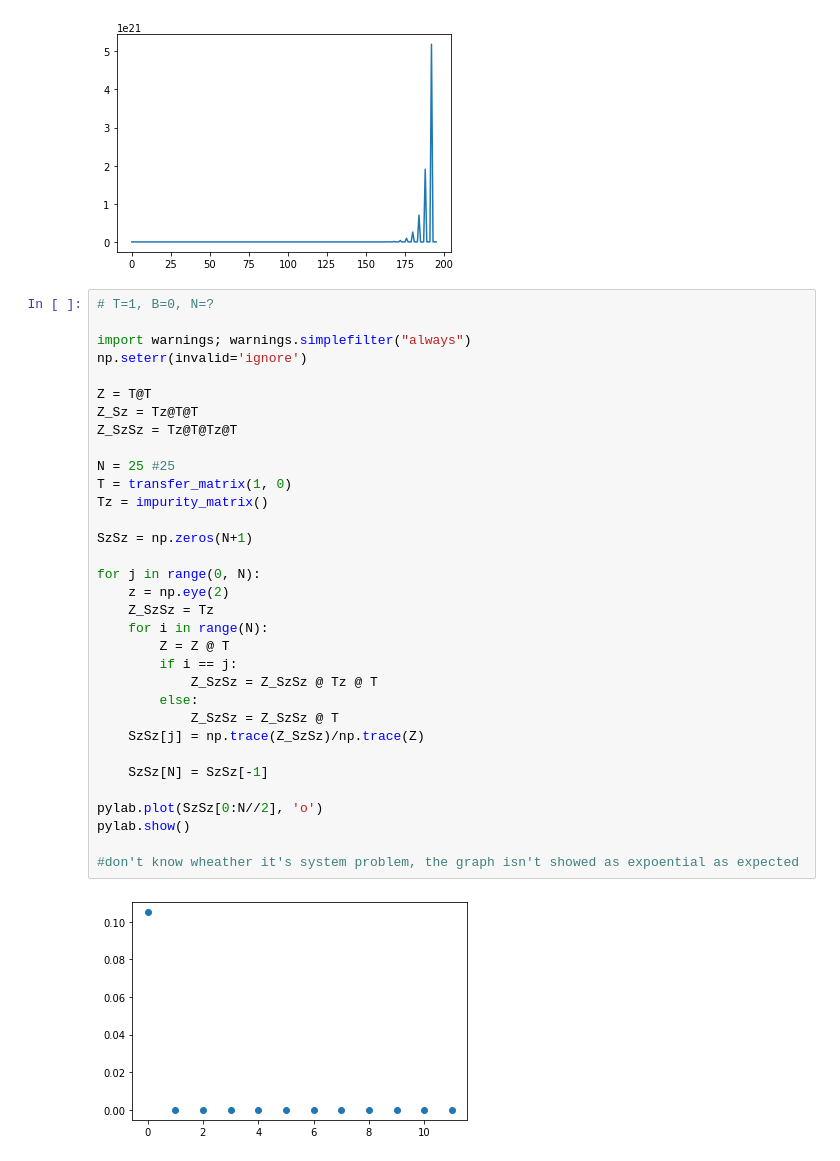
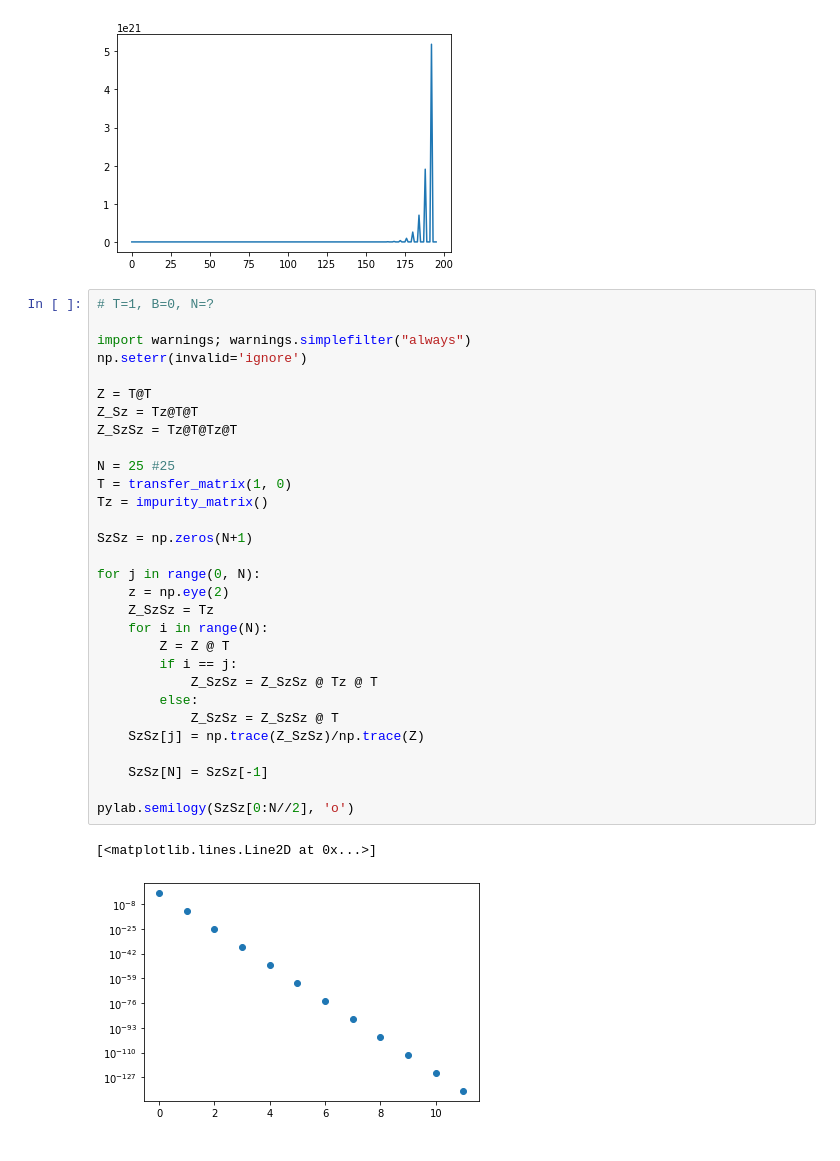
Before and after one commit to NTHU-Phys-Qubit/hw2-Bladerunner-constant-k, a Jupyter notebook: Problem-1.ipynb, the cells around one changed output. Drawn from its saved outputs; the diff is of its cells as text.

```diff
--- a/Problem-1.ipynb
+++ b/Problem-1.ipynb
@@ -113,38 +113,36 @@ pylab.show()
 # %%
 # T=1, B=0, N=?
 
 import warnings; warnings.simplefilter("always")
 np.seterr(invalid='ignore')
 
 Z = T@T
 Z_Sz = Tz@T@T
 Z_SzSz = Tz@T@Tz@T
 
 N = 25 #25
 T = transfer_matrix(1, 0)
 Tz = impurity_matrix()
 
 SzSz = np.zeros(N+1)
 
 for j in range(0, N):
     z = np.eye(2)
     Z_SzSz = Tz
     for i in range(N):
         Z = Z @ T
         if i == j:
             Z_SzSz = Z_SzSz @ Tz @ T
         else:
             Z_SzSz = Z_SzSz @ T
     SzSz[j] = np.trace(Z_SzSz)/np.trace(Z)
 
     SzSz[N] = SzSz[-1]
 
-pylab.plot(SzSz[0:N//2], 'o')
-pylab.show()
-
-#don't know wheather it's system problem, the graph isn't showed as expoential as expected
+pylab.semilogy(SzSz[0:N//2], 'o')
 # %% [output]
+[<matplotlib.lines.Line2D at 0x...>]
-[figure, old version]
+[figure, new version]
 # %%
 # T=?, B=0, N=10
 
```
Also changed, not shown: parts of 1 cell of this notebook.
